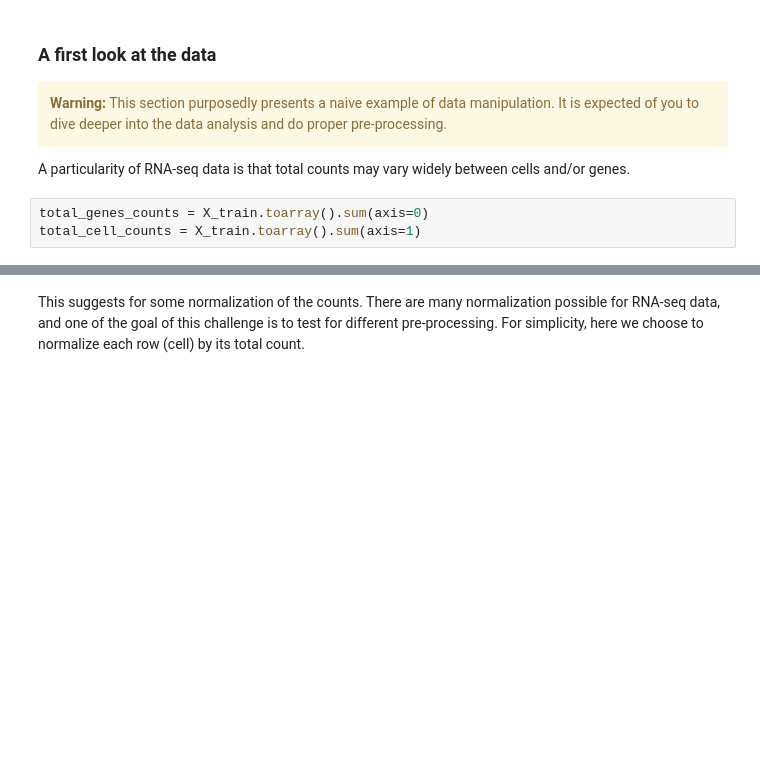
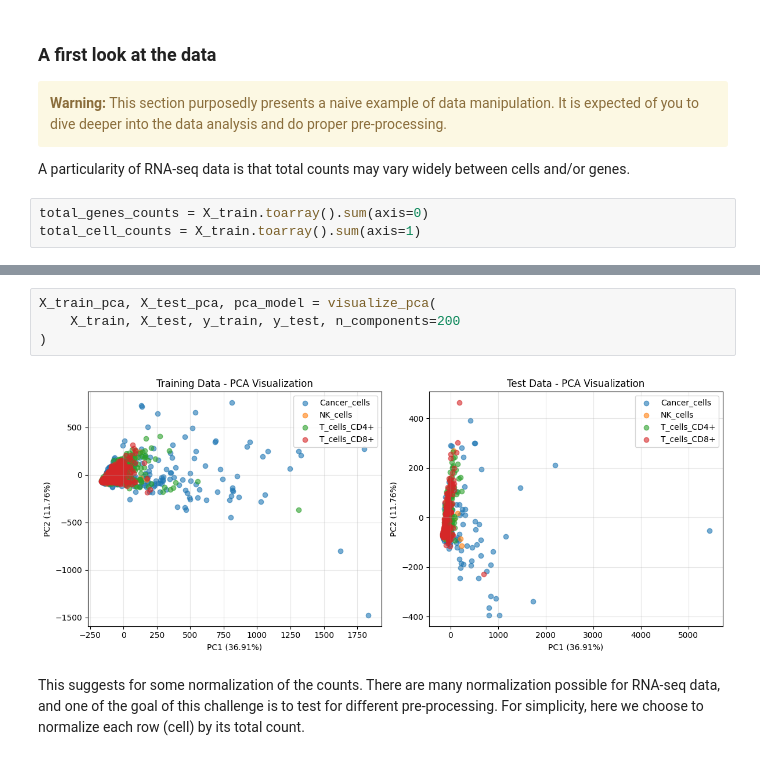
Before and after one commit to DataCampDS/scmark-classification-team_avengers, a Jupyter notebook: draft.ipynb, the cells around one changed output, grey strips where cells are left out. Saved outputs shown, nothing was run; the diff lists cells and outputs as text; blank space fills up the shorter version.

```diff
--- a/draft.ipynb
+++ b/draft.ipynb
@@ -143,3 +246,9 @@ plt.show()
+# %%
+X_train_pca, X_test_pca, pca_model = visualize_pca(
+    X_train, X_test, y_train, y_test, n_components=200
+)
+# %% [output]
+[figure, added]
 # %% [markdown]
 This suggests for some normalization of the counts. There are many normalization possible for RNA-seq data, and one of the goal of this challenge is to test for different pre-processing. For simplicity, here we choose to normalize each row (cell) by its total count.
 # %%
```
Also changed, not shown: parts of 43 cells of this notebook.
